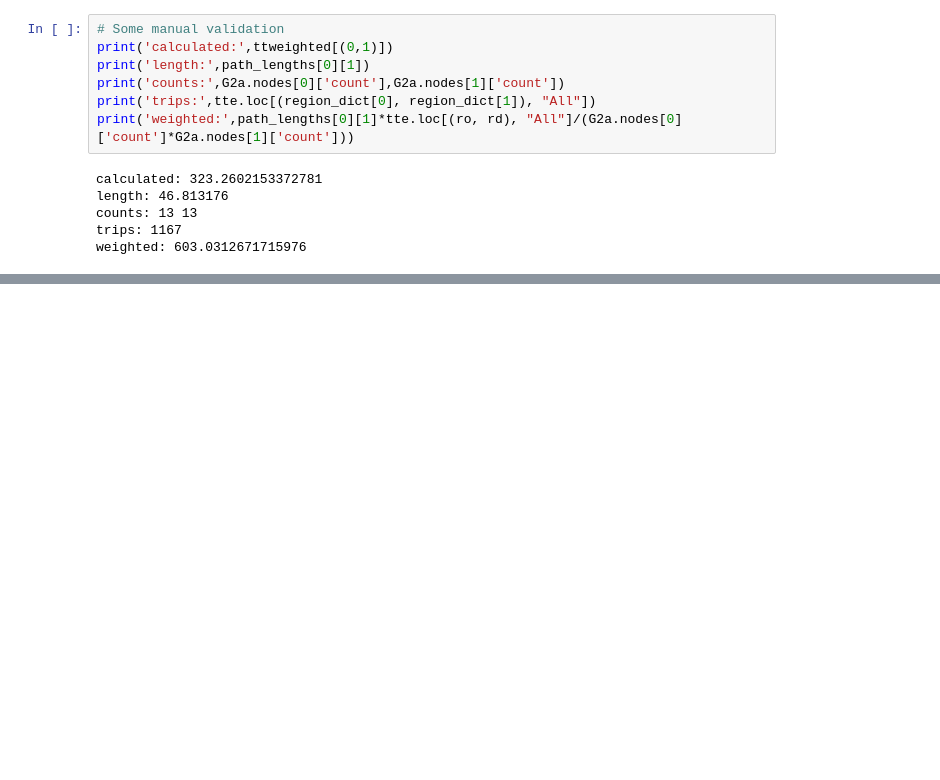
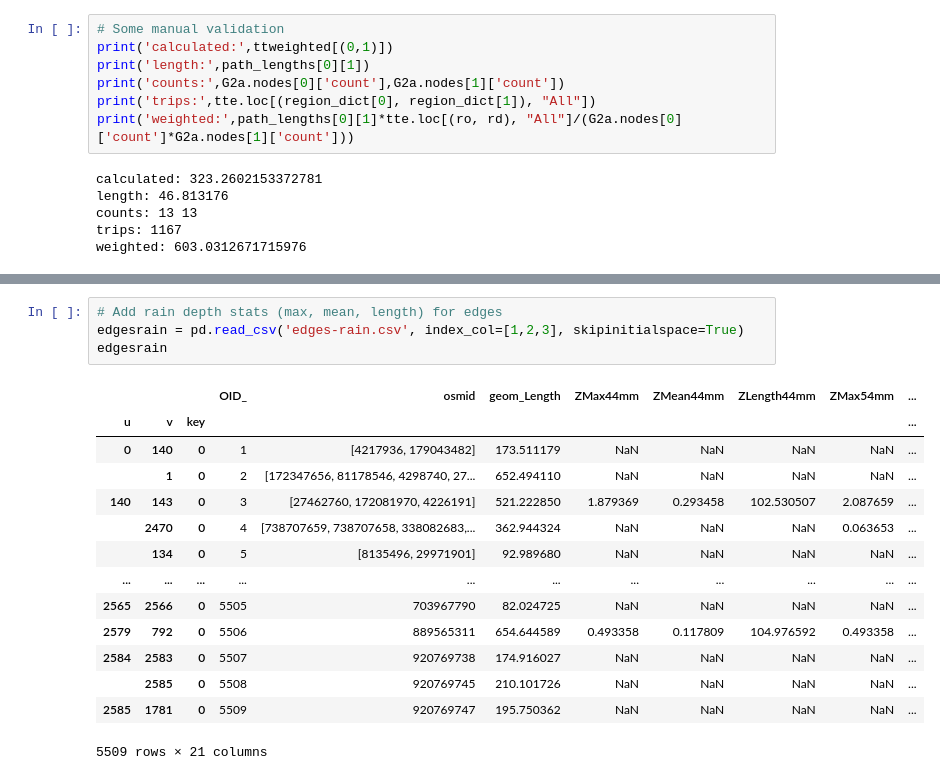
Before and after one commit to EwoutH/Helsinki-flood-BEP-project, a Jupyter notebook: road-graph/OSMnx_road_graph_analysis_BEP.ipynb, the cells around one changed output, grey strips where cells are left out. Saved outputs shown, nothing was run; the diff lists cells and outputs as text; blank space fills up the shorter version.

```diff
--- a/road-graph/OSMnx_road_graph_analysis_BEP.ipynb
+++ b/road-graph/OSMnx_road_graph_analysis_BEP.ipynb
@@ -332,0 +352,19 @@ plt.show()
+# %%
+# Add rain depth stats (max, mean, length) for edges
+edgesrain = pd.read_csv('edges-rain.csv', index_col=[1,2,3], skipinitialspace=True)
+edgesrain
+# %% [output]
+|  |  |  | OID_ | osmid | geom_Length | ZMax44mm | ZMean44mm | ZLength44mm | ZMax54mm | ... |
+| u | v | key |  |  |  |  |  |  |  | ... |
+| 0 | 140 | 0 | 1 | [4217936, 179043482] | 173.511179 | NaN | NaN | NaN | NaN | ... |
+|  | 1 | 0 | 2 | [172347656, 81178546, 4298740, 27... | 652.494110 | NaN | NaN | NaN | NaN | ... |
+| 140 | 143 | 0 | 3 | [27462760, 172081970, 4226191] | 521.222850 | 1.879369 | 0.293458 | 102.530507 | 2.087659 | ... |
+|  | 2470 | 0 | 4 | [738707659, 738707658, 338082683,... | 362.944324 | NaN | NaN | NaN | 0.063653 | ... |
+|  | 134 | 0 | 5 | [8135496, 29971901] | 92.989680 | NaN | NaN | NaN | NaN | ... |
+| ... | ... | ... | ... | ... | ... | ... | ... | ... | ... | ... |
+| 2565 | 2566 | 0 | 5505 | 703967790 | 82.024725 | NaN | NaN | NaN | NaN | ... |
+| 2579 | 792 | 0 | 5506 | 889565311 | 654.644589 | 0.493358 | 0.117809 | 104.976592 | 0.493358 | ... |
+| 2584 | 2583 | 0 | 5507 | 920769738 | 174.916027 | NaN | NaN | NaN | NaN | ... |
+|  | 2585 | 0 | 5508 | 920769745 | 210.101726 | NaN | NaN | NaN | NaN | ... |
+| 2585 | 1781 | 0 | 5509 | 920769747 | 195.750362 | NaN | NaN | NaN | NaN | ... |
+5509 rows × 21 columns
```
Also changed, not shown: parts of 16 cells of this notebook.
